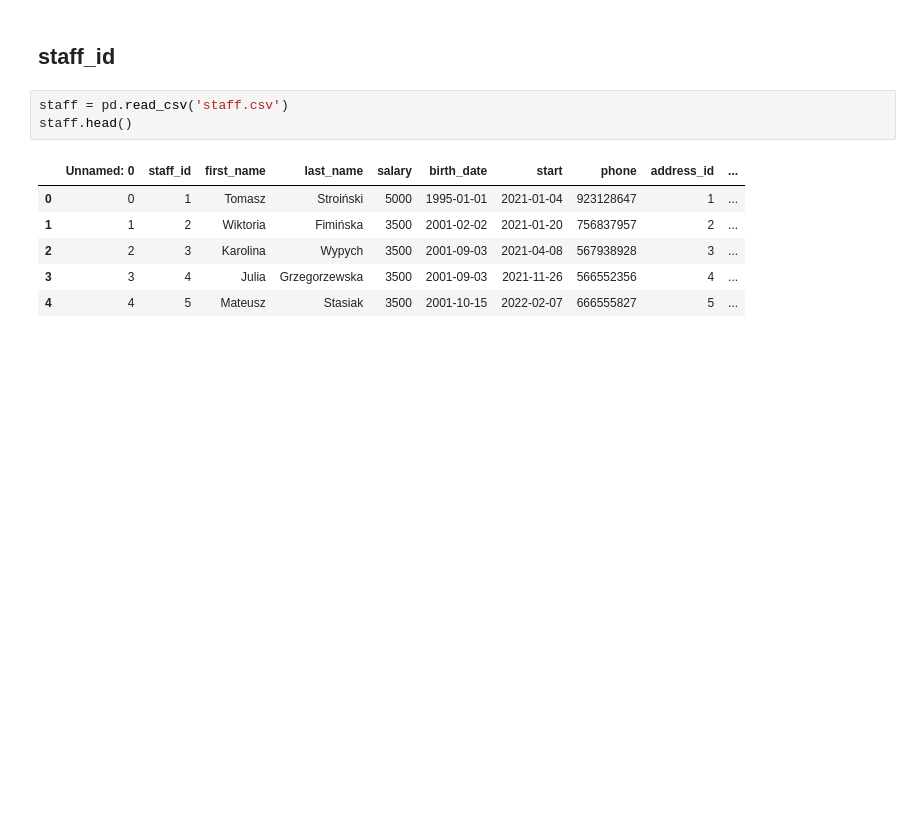
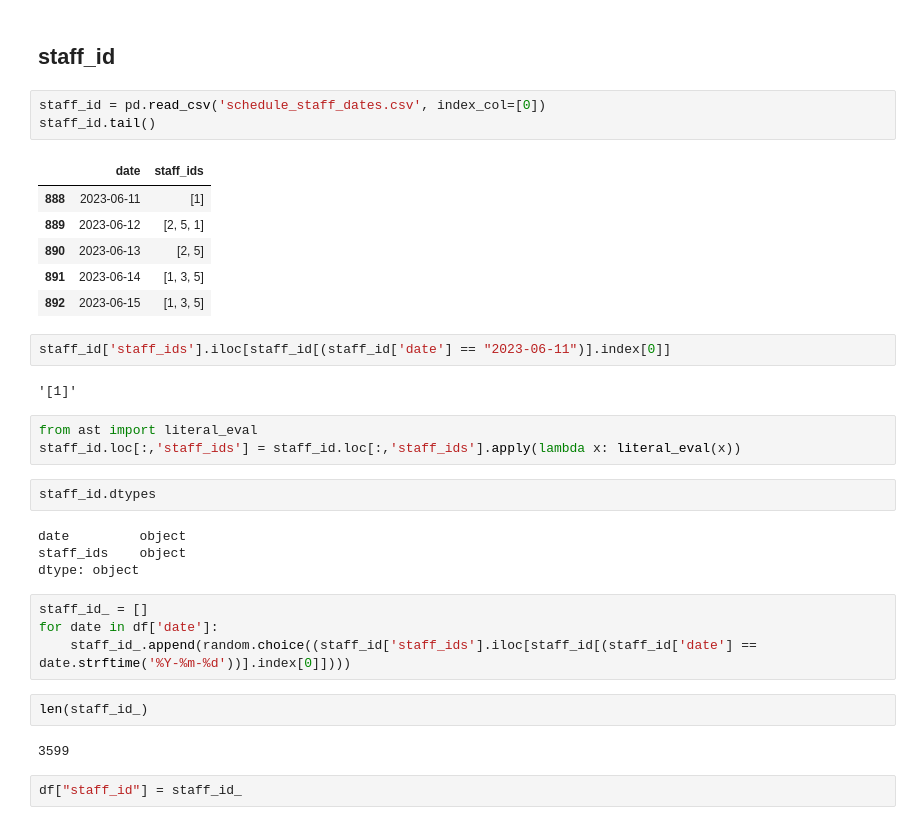
Before and after one commit to Staszek15/store-database, a Jupyter notebook: purchase.ipynb, the cells around one changed output. Saved outputs shown, nothing was run; the diff lists cells and outputs as text; blank space fills up the shorter version.

```diff
--- a/purchase.ipynb
+++ b/purchase.ipynb
@@ -428,12 +429,35 @@ NameError: name 'customer' is not defined
 # %% [markdown]
 ## staff_id
 # %%
-staff = pd.read_csv('staff.csv')
-staff.head()
+staff_id = pd.read_csv('schedule_staff_dates.csv', index_col=[0])
+staff_id.tail()
 # %% [output]
-|  | Unnamed: 0 | staff_id | first_name | last_name | salary | birth_date | start | phone | address_id | ... |
-| 0 | 0 | 1 | Tomasz | Stroiński | 5000 | 1995-01-01 | 2021-01-04 | 923128647 | 1 | ... |
-| 1 | 1 | 2 | Wiktoria | Fimińska | 3500 | 2001-02-02 | 2021-01-20 | 756837957 | 2 | ... |
-| 2 | 2 | 3 | Karolina | Wypych | 3500 | 2001-09-03 | 2021-04-08 | 567938928 | 3 | ... |
-| 3 | 3 | 4 | Julia | Grzegorzewska | 3500 | 2001-09-03 | 2021-11-26 | 566552356 | 4 | ... |
-| 4 | 4 | 5 | Mateusz | Stasiak | 3500 | 2001-10-15 | 2022-02-07 | 666555827 | 5 | ... |
+|  | date | staff_ids |
+| 888 | 2023-06-11 | [1] |
+| 889 | 2023-06-12 | [2, 5, 1] |
+| 890 | 2023-06-13 | [2, 5] |
+| 891 | 2023-06-14 | [1, 3, 5] |
+| 892 | 2023-06-15 | [1, 3, 5] |
+# %%
+staff_id['staff_ids'].iloc[staff_id[(staff_id['date'] == "2023-06-11")].index[0]]
+# %% [output]
+'[1]'
+# %%
+from ast import literal_eval
+staff_id.loc[:,'staff_ids'] = staff_id.loc[:,'staff_ids'].apply(lambda x: literal_eval(x))
+# %%
+staff_id.dtypes
+# %% [output]
+date         object
+staff_ids    object
+dtype: object
+# %%
+staff_id_ = []
+for date in df['date']:
+    staff_id_.append(random.choice((staff_id['staff_ids'].iloc[staff_id[(staff_id['date'] == date.strftime('%Y-%m-%d'))].index[0]])))
+# %%
+len(staff_id_)
+# %% [output]
+3599
+# %%
+df["staff_id"] = staff_id_
```
Also changed, not shown: parts of 30 cells of this notebook, 3 other files.
